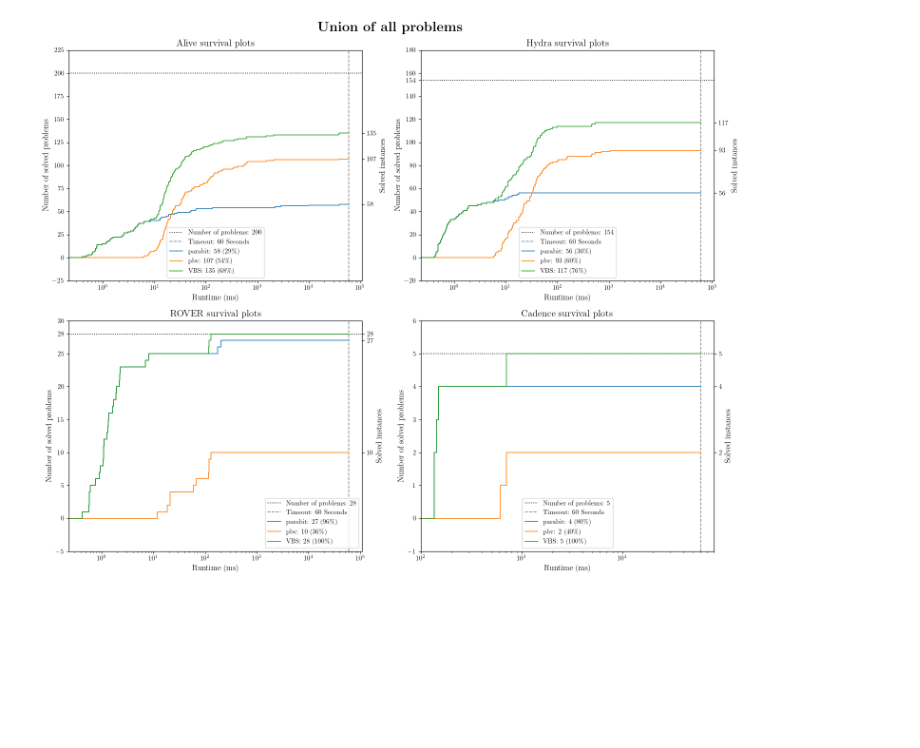
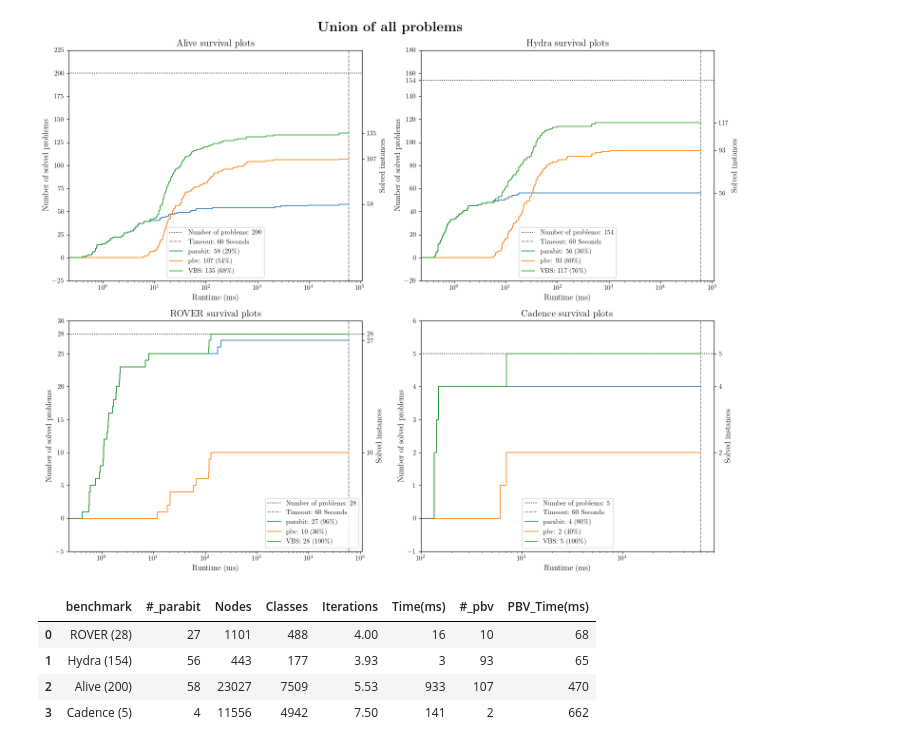
Before and after one commit to luigirinaldi/CAV, a Jupyter notebook: scripts/plots/eval_graphs.ipynb, the cells around one changed output. Drawn from its saved outputs; the diff is of its cells as text; code cells hidden in the pictures; blank space fills up the shorter version.

```diff
--- a/scripts/plots/eval_graphs.ipynb
+++ b/scripts/plots/eval_graphs.ipynb
@@ -316,3 +316,49 @@ plt.show()
 # %% [output]
 [figure]
 [figure]
+# %%
+# Generate Table 3
+
+data_out = {"benchmark" : [], "#_parabit": [], "Nodes" : [], "Classes": [], "Iterations": [], "Time(ms)": [], "#_pbv": [], "PBV_Time(ms)":[]}
+
+for bench in benches:
+    data = datas[bench]
+    solved_problems_mask = ~data['parabit_result'].isna() & data['parabit_result']
+    solved_problems = data[solved_problems_mask]['name'].tolist()
+
+    iterations_acc = 0
+    eclass_acc = 0
+    enode_acc = 0
+
+    for prob in solved_problems:
+        stats_file = RESULTS_DIR / 'parabit' / bench / 'logs' / f"{prob}.bwlang.stats.json"
+        with open(stats_file, 'r') as f:
+            stats = json.load(f)
+            iterations_acc += stats[1]['summary']['iterations']
+            enode_acc += stats[1]['summary']['egraph_nodes']
+            eclass_acc += stats[1]['summary']['egraph_classes']
+
+    iterations_avg = iterations_acc / len(solved_problems)
+    eclass_avg = eclass_acc / len(solved_problems)
+    enode_avg = enode_acc / len(solved_problems)
+
+    parabit_time_avg = data[solved_problems_mask]['parabit'].sum() / len(data[solved_problems_mask])
+    pbv_time_avg = data[(mask := (~data['pbv_result'].isna() & data['pbv_result']))]['pbv'].sum() / len(data[mask])
+
+    data_out['benchmark'].append(f'{bench} ({len(data)})')
+    data_out['Nodes'].append(f"{enode_avg:.0f}")
+    data_out['Classes'].append(f"{eclass_avg:.0f}")
+    data_out['Iterations'].append(f"{iterations_avg:.2f}")
+    data_out['Time(ms)'].append(f"{parabit_time_avg:.0f}")
+    data_out['#_parabit'].append(len(data[solved_problems_mask]))
+    data_out['#_pbv'].append(len(data[mask]))
+    data_out['PBV_Time(ms)'].append(f"{pbv_time_avg:.0f}")
+
+table_df = pd.DataFrame(data_out)
+table_df
+# %% [output]
+|  | benchmark | #_parabit | Nodes | Classes | Iterations | Time(ms) | #_pbv | PBV_Time(ms) |
+| 0 | ROVER (28) | 27 | 1101 | 488 | 4.00 | 16 | 10 | 68 |
+| 1 | Hydra (154) | 56 | 443 | 177 | 3.93 | 3 | 93 | 65 |
+| 2 | Alive (200) | 58 | 23027 | 7509 | 5.53 | 933 | 107 | 470 |
+| 3 | Cadence (5) | 4 | 11556 | 4942 | 7.50 | 141 | 2 | 662 |
```
Also changed, not shown: parts of 1 cell of this notebook.
